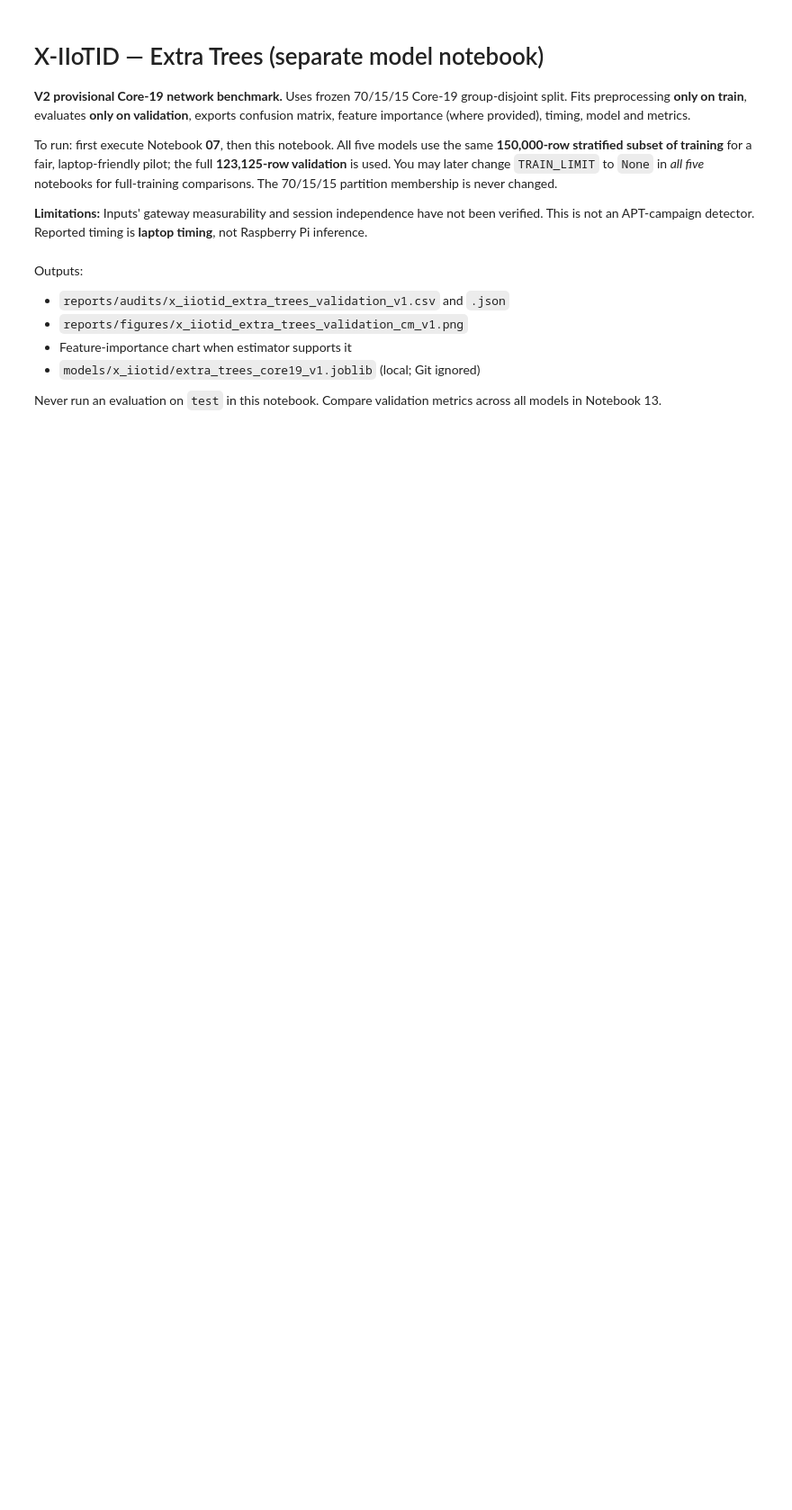
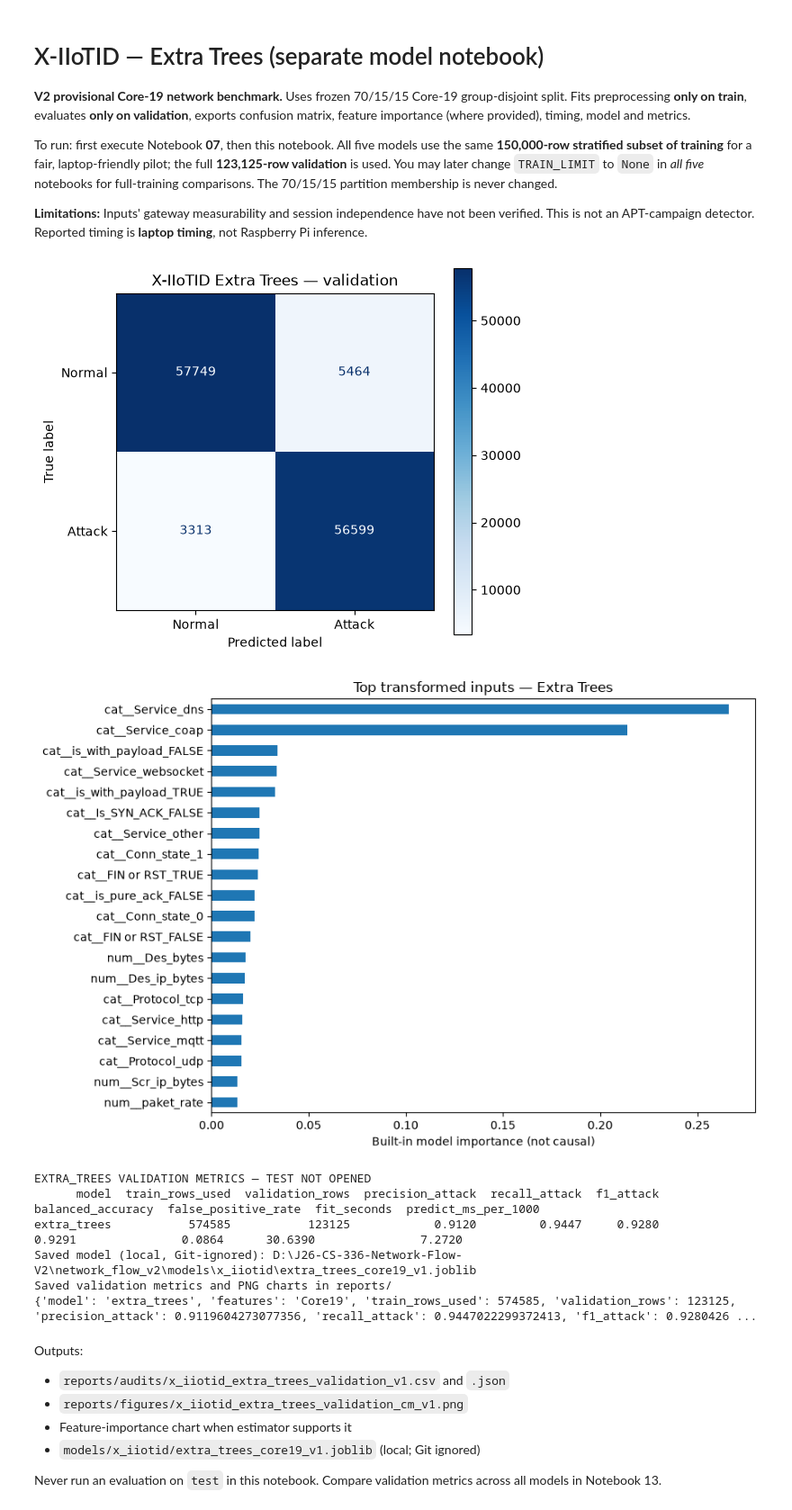
Before and after one commit to HanaSaleed/J26-CS-336, a Jupyter notebook: network_flow_v2/notebooks/x_iiotid/10_x_iiotid_extra_trees.ipynb, the cells around one changed output. Shown at 90% size. Saved outputs shown, nothing was run; the diff lists cells and outputs as text; code cells hidden in the pictures; blank space fills up the shorter version.

```diff
--- a/network_flow_v2/notebooks/x_iiotid/10_x_iiotid_extra_trees.ipynb
+++ b/network_flow_v2/notebooks/x_iiotid/10_x_iiotid_extra_trees.ipynb
@@ -9,12 +9,37 @@ To run: first execute Notebook **07**, then this notebook. All five models use t
 # %%
 from pathlib import Path
 import sys
-ROOT=Path(r'D:\J26-CS-336-Network-Flow-V2-Git\network_flow_v2')
-assert ROOT.is_dir(), ROOT
-sys.path.insert(0,str(ROOT/'src'))
+
+ROOT = Path(
+    r"D:\J26-CS-336-Network-Flow-V2\network_flow_v2"
+)
+
+assert ROOT.is_dir(), f"Folder not found: {ROOT}"
+
+if str(ROOT / "src") not in sys.path:
+    sys.path.insert(0, str(ROOT / "src"))
+
 from x_iiotid_model_runner import execute
-TRAIN_LIMIT=150_000  # identical for all five pilot notebooks; None = all 574,585 training rows
-metrics=execute(ROOT,'extra_trees',train_limit=TRAIN_LIMIT)
+
+# None means use the entire frozen training dataset
+TRAIN_LIMIT = None
+
+metrics = execute(
+    ROOT,
+    "extra_trees",
+    train_limit=TRAIN_LIMIT
+)
+
+print(metrics)
+# %% [output]
+[figure, added]
+[figure, added]
+EXTRA_TREES VALIDATION METRICS — TEST NOT OPENED
+      model  train_rows_used  validation_rows  precision_attack  recall_attack  f1_attack  balanced_accuracy  false_positive_rate  fit_seconds  predict_ms_per_1000
+extra_trees           574585           123125            0.9120         0.9447     0.9280             0.9291               0.0864      30.6390               7.2720
+Saved model (local, Git-ignored): D:\J26-CS-336-Network-Flow-V2\network_flow_v2\models\x_iiotid\extra_trees_core19_v1.joblib
+Saved validation metrics and PNG charts in reports/
+{'model': 'extra_trees', 'features': 'Core19', 'train_rows_used': 574585, 'validation_rows': 123125, 'precision_attack': 0.9119604273077356, 'recall_attack': 0.9447022299372413, 'f1_attack': 0.9280426 ...
 # %% [markdown]
 Outputs:
 - `reports/audits/x_iiotid_extra_trees_validation_v1.csv` and `.json`
```
Also changed, not shown: 23 other files.
